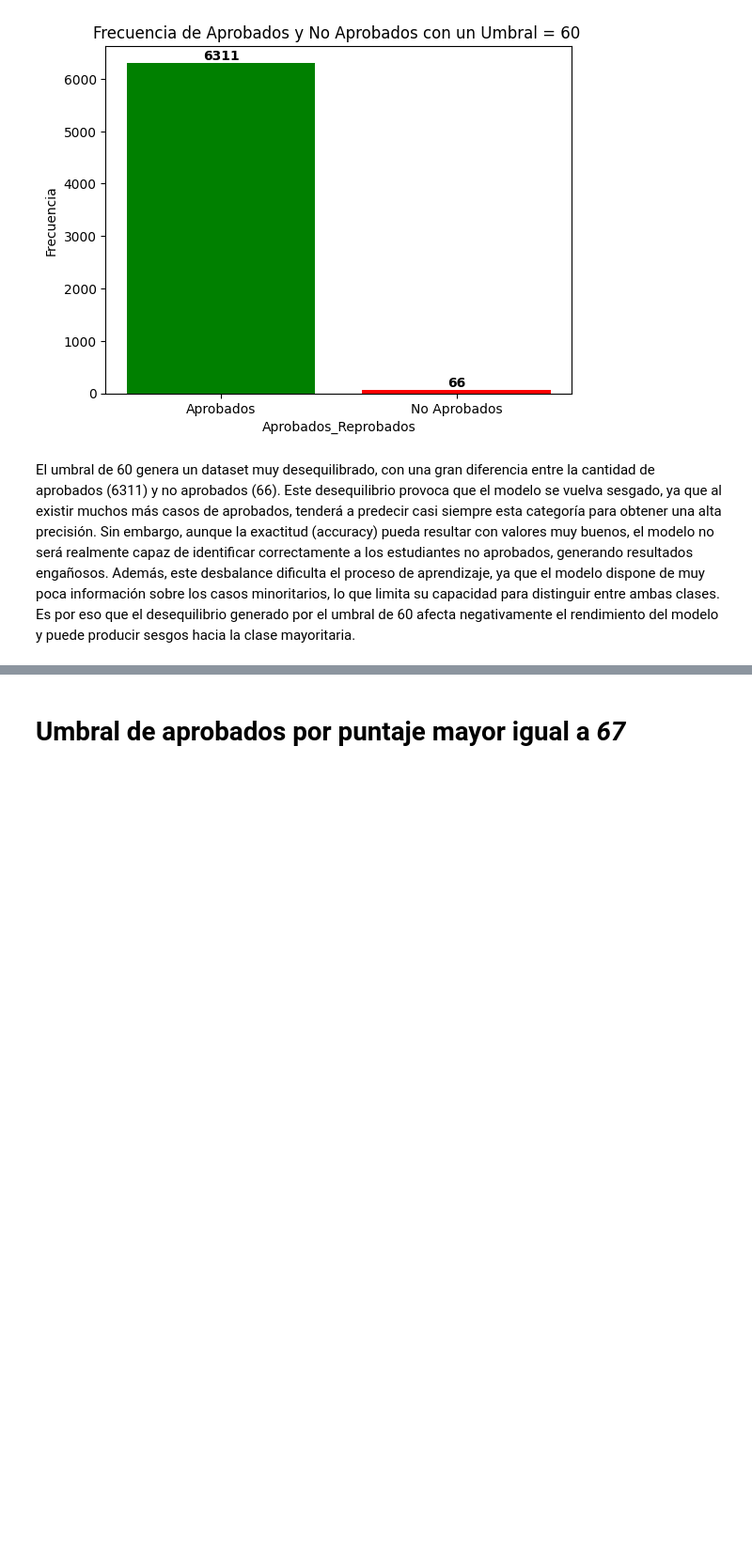
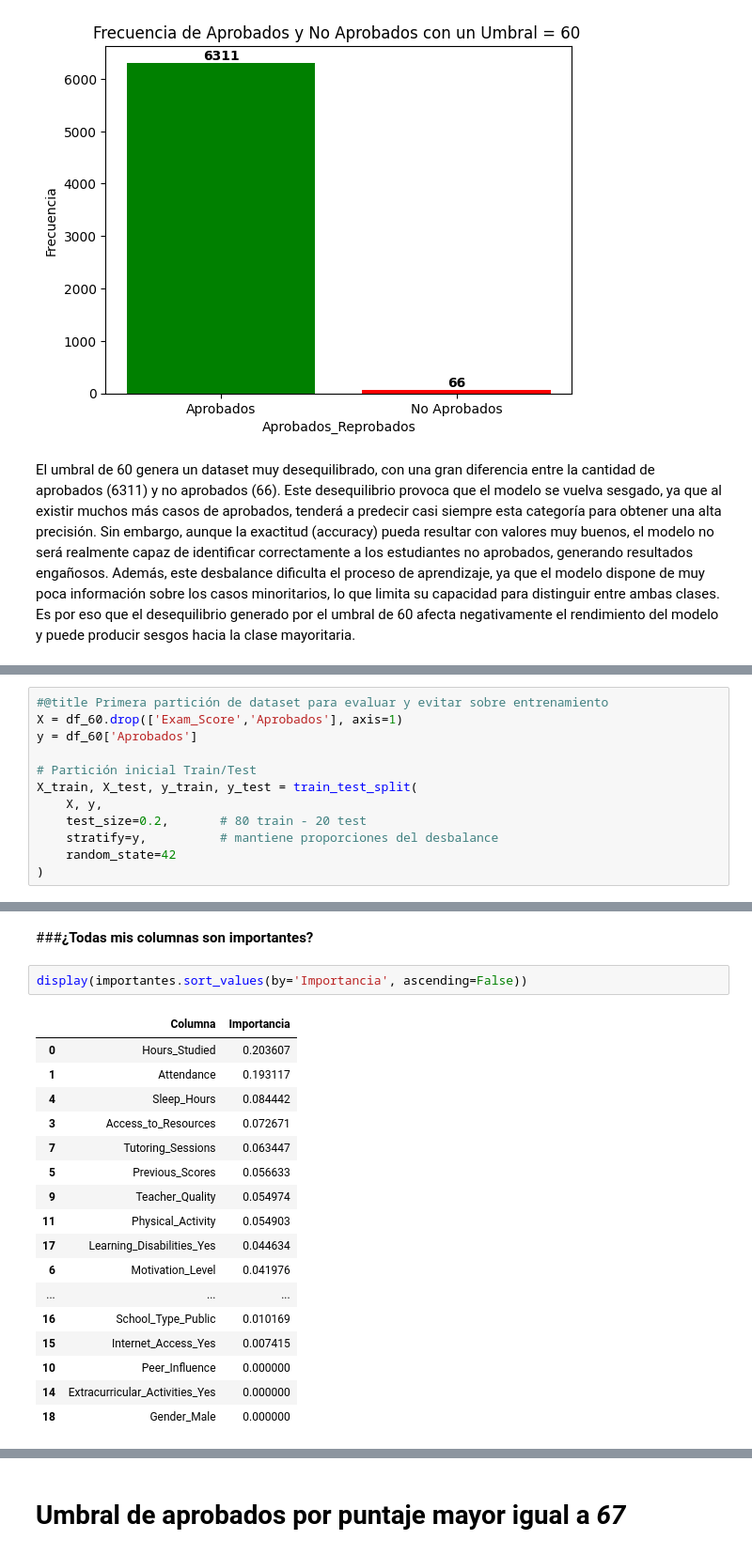
Before and after one commit to JeiGeek/ia1-LosPandas-prediccion_rendimiento_estudiantil, a Jupyter notebook: 02_Supervised_learning.ipynb, the cells around one changed output, grey strips where cells are left out. Shown: that part at 94% size. Cells and saved outputs as stored; diff of their text form; blank space fills up the shorter version.

```diff
--- a/02_Supervised_learning.ipynb
+++ b/02_Supervised_learning.ipynb
@@ -1734,0 +1602,12 @@ El umbral de 60 genera un dataset muy desequilibrado, con una gran diferencia en
+# %%
+#@title Primera partición de dataset para evaluar y evitar sobre entrenamiento
+X = df_60.drop(['Exam_Score','Aprobados'], axis=1)
+y = df_60['Aprobados']
+
+# Partición inicial Train/Test
+X_train, X_test, y_train, y_test = train_test_split(
+    X, y,
+    test_size=0.2,       # 80 train - 20 test
+    stratify=y,          # mantiene proporciones del desbalance
+    random_state=42
+)
@@ -1734,0 +1785,22 @@ El umbral de 60 genera un dataset muy desequilibrado, con una gran diferencia en
+# %% [markdown]
+###**¿Todas mis columnas son importantes?**
+# %%
+display(importantes.sort_values(by='Importancia', ascending=False))
+# %% [output]
+|  | Columna | Importancia |
+| 0 | Hours_Studied | 0.203607 |
+| 1 | Attendance | 0.193117 |
+| 4 | Sleep_Hours | 0.084442 |
+| 3 | Access_to_Resources | 0.072671 |
+| 7 | Tutoring_Sessions | 0.063447 |
+| 5 | Previous_Scores | 0.056633 |
+| 9 | Teacher_Quality | 0.054974 |
+| 11 | Physical_Activity | 0.054903 |
+| 17 | Learning_Disabilities_Yes | 0.044634 |
+| 6 | Motivation_Level | 0.041976 |
+| ... | ... | ... |
+| 16 | School_Type_Public | 0.010169 |
+| 15 | Internet_Access_Yes | 0.007415 |
+| 10 | Peer_Influence | 0.000000 |
+| 14 | Extracurricular_Activities_Yes | 0.000000 |
+| 18 | Gender_Male | 0.000000 |
```
Also changed, not shown: parts of 61 cells of this notebook.
